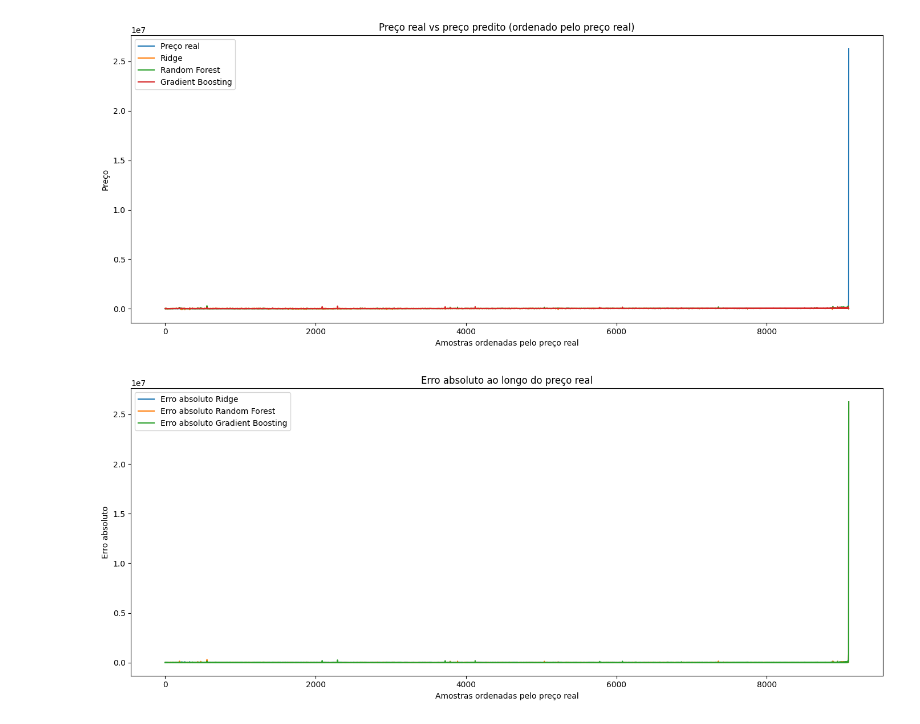
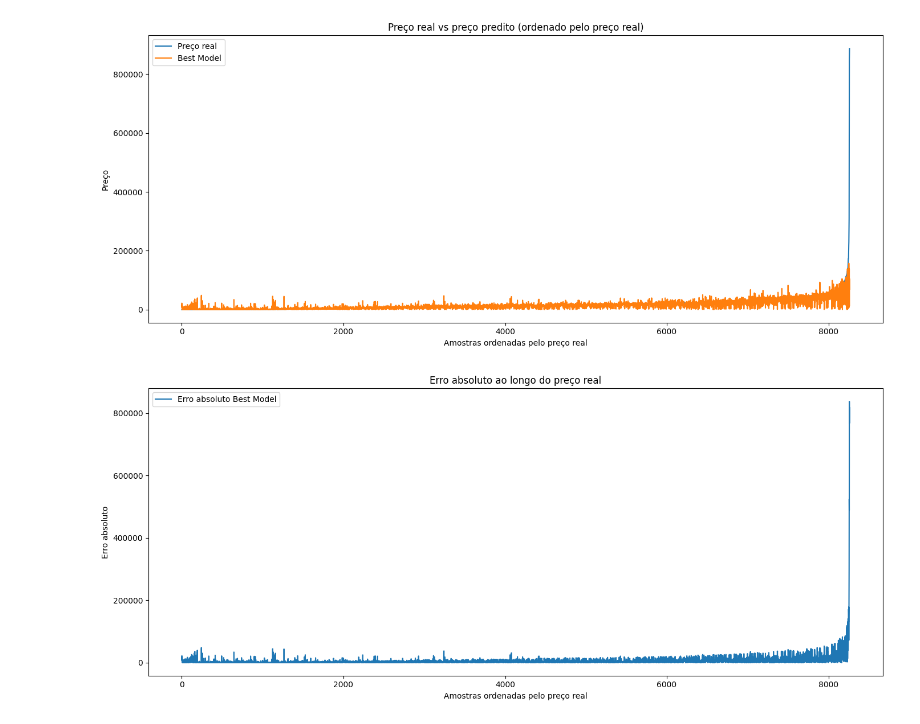
Before and after one commit to adrianop/ESE410035---Introducao-ao-Aprendizado-de-Maquina, a Jupyter notebook: 3 - prediction.ipynb, the cells around one changed output. Saved outputs shown, nothing was run; the diff lists cells and outputs as text; code cells hidden in the pictures.

```diff
--- a/3 - prediction.ipynb
+++ b/3 - prediction.ipynb
@@ -4,9 +4,7 @@ import joblib
 import pandas as pd
 from sklearn.metrics import mean_absolute_error, mean_squared_error, r2_score
 # %%
-ridge_model = joblib.load("models/ridge_model.pkl")
-rf_model = joblib.load("models/random_forest_model.pkl")
-gb_model = joblib.load("models/gradient_boosting_model.pkl")
+best = joblib.load("models/best_price_model.pkl")
 # %%
 df_test = pd.read_csv("database/test_tratado.csv")
 # %%
@@ -14,7 +12,5 @@ y_real = df_test["Preco"]
 # %%
 X_novo = df_test.drop(columns=["Preco"])
 # %%
-pred_ridge = ridge_model.predict(X_novo)
-pred_rf = rf_model.predict(X_novo)
-pred_gb = gb_model.predict(X_novo)
+pred_best = best.predict(X_novo)
 # %%
@@ -79,41 +51,31 @@ import matplotlib.pyplot as plt
 # montar dataframe de comparação
 df_plot = pd.DataFrame({
     "Preco_real": y_real,
-    "pred_ridge": pred_ridge,
-    "pred_rf": pred_rf,
-    "pred_gb": pred_gb
+    "pred_best": pred_best
 })
 
 # ordenar pelo preço real
 df_plot = df_plot.sort_values("Preco_real").reset_index(drop=True)
 
 # erros
-df_plot["erro_ridge"] = df_plot["Preco_real"] - df_plot["pred_ridge"]
-df_plot["erro_rf"] = df_plot["Preco_real"] - df_plot["pred_rf"]
-df_plot["erro_gb"] = df_plot["Preco_real"] - df_plot["pred_gb"]
+df_plot["erro_best"] = df_plot["Preco_real"] - df_plot["pred_best"]
 
-df_plot["erro_abs_ridge"] = np.abs(df_plot["erro_ridge"])
-df_plot["erro_abs_rf"] = np.abs(df_plot["erro_rf"])
-df_plot["erro_abs_gb"] = np.abs(df_plot["erro_gb"])
+df_plot["erro_abs_best"] = np.abs(df_plot["erro_best"])
 # %%
 plt.figure(figsize=(14, 6))
 plt.plot(df_plot["Preco_real"].values, label="Preço real")
-plt.plot(df_plot["pred_ridge"].values, label="Ridge")
-plt.plot(df_plot["pred_rf"].values, label="Random Forest")
-plt.plot(df_plot["pred_gb"].values, label="Gradient Boosting")
+plt.plot(df_plot["pred_best"].values, label="Best Model")
 plt.xlabel("Amostras ordenadas pelo preço real")
 plt.ylabel("Preço")
 plt.title("Preço real vs preço predito (ordenado pelo preço real)")
 plt.legend()
 plt.tight_layout()
 plt.show()
 # %% [output]
-[figure, old version]
+[figure, new version]
 # %%
 plt.figure(figsize=(14, 6))
-plt.plot(df_plot["erro_abs_ridge"].values, label="Erro absoluto Ridge")
-plt.plot(df_plot["erro_abs_rf"].values, label="Erro absoluto Random Forest")
-plt.plot(df_plot["erro_abs_gb"].values, label="Erro absoluto Gradient Boosting")
+plt.plot(df_plot["erro_abs_best"].values, label="Erro absoluto Best Model")
 plt.xlabel("Amostras ordenadas pelo preço real")
 plt.ylabel("Erro absoluto")
 plt.title("Erro absoluto ao longo do preço real")
@@ -121,4 +83,4 @@ plt.legend()
 plt.tight_layout()
 plt.show()
 # %% [output]
-[figure, old version]
+[figure, new version]
```
Also changed, not shown: parts of 3 cells of this notebook, 9 other files.
